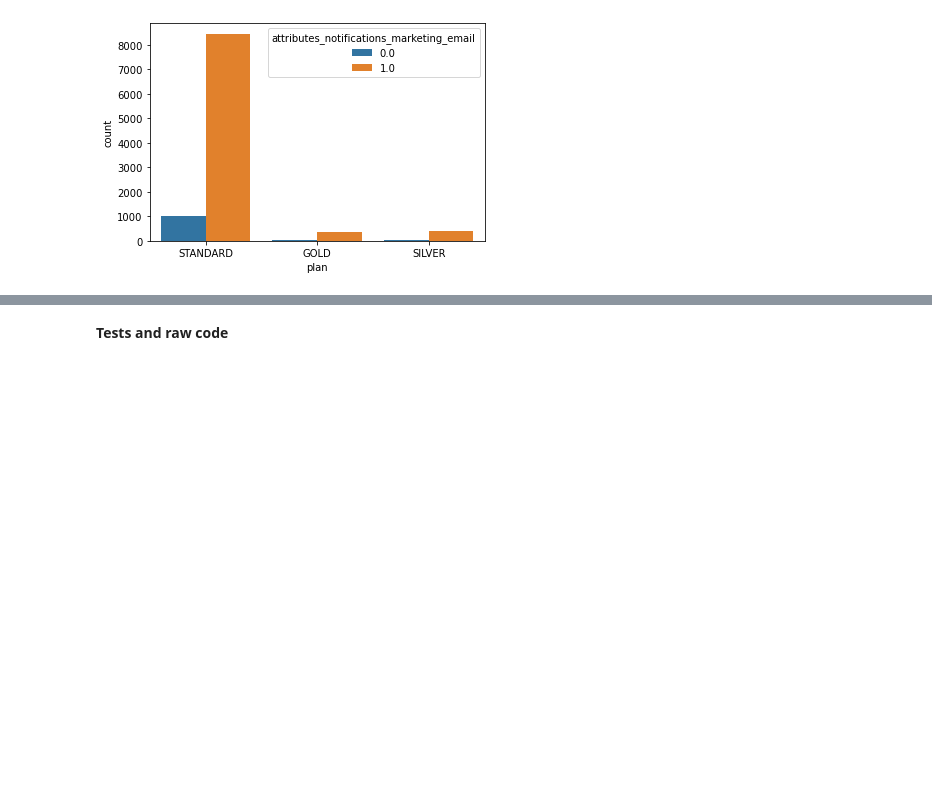
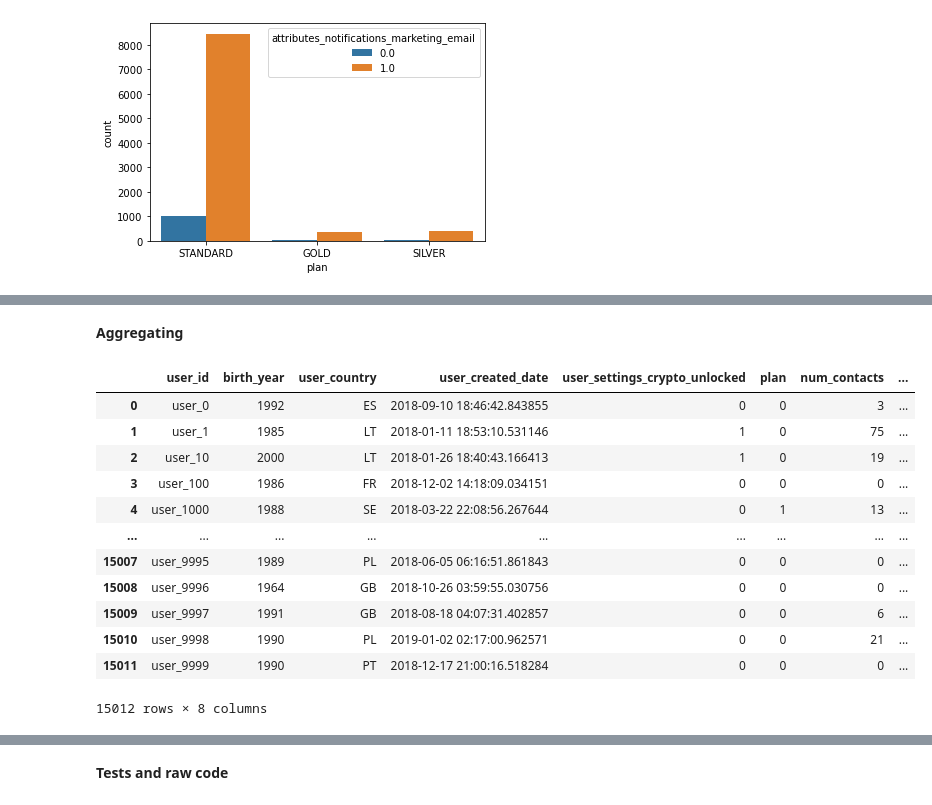
Before and after one commit to KosmadakisNikolaos/churn-detection, a Jupyter notebook: to_pasxalis_with_love.ipynb, the cells around one changed output, grey strips where cells are left out. Drawn from its saved outputs; the diff is of its cells as text; code cells hidden in the pictures; blank space fills up the shorter version.

Commit message:
Aggregating users part 1

```diff
--- a/to_pasxalis_with_love.ipynb
+++ b/to_pasxalis_with_love.ipynb
@@ -70,0 +90,19 @@ sns.countplot(x='plan', data=df2, hue='attributes_notifications_marketing_email'
+# %% [markdown]
+**Aggregating**
+# %%
+users_agg_df = data.groupby(["user_id"]).agg({'birth_year': 'first', 'user_country': 'first', 'user_created_date': 'first', 'user_settings_crypto_unlocked': 'first', 'plan': 'first', 'num_contacts': 'first', 'brand': 'first'}).reset_index()
+users_agg_df
+# %% [output]
+|  | user_id | birth_year | user_country | user_created_date | user_settings_crypto_unlocked | plan | num_contacts | ... |
+| 0 | user_0 | 1992 | ES | 2018-09-10 18:46:42.843855 | 0 | 0 | 3 | ... |
+| 1 | user_1 | 1985 | LT | 2018-01-11 18:53:10.531146 | 1 | 0 | 75 | ... |
+| 2 | user_10 | 2000 | LT | 2018-01-26 18:40:43.166413 | 1 | 0 | 19 | ... |
+| 3 | user_100 | 1986 | FR | 2018-12-02 14:18:09.034151 | 0 | 0 | 0 | ... |
+| 4 | user_1000 | 1988 | SE | 2018-03-22 22:08:56.267644 | 0 | 1 | 13 | ... |
+| ... | ... | ... | ... | ... | ... | ... | ... | ... |
+| 15007 | user_9995 | 1989 | PL | 2018-06-05 06:16:51.861843 | 0 | 0 | 0 | ... |
+| 15008 | user_9996 | 1964 | GB | 2018-10-26 03:59:55.030756 | 0 | 0 | 0 | ... |
+| 15009 | user_9997 | 1991 | GB | 2018-08-18 04:07:31.402857 | 0 | 0 | 6 | ... |
+| 15010 | user_9998 | 1990 | PL | 2019-01-02 02:17:00.962571 | 0 | 0 | 21 | ... |
+| 15011 | user_9999 | 1990 | PT | 2018-12-17 21:00:16.518284 | 0 | 0 | 0 | ... |
+15012 rows × 8 columns
```
Also changed, not shown: parts of 16 cells of this notebook, 1 other file.
